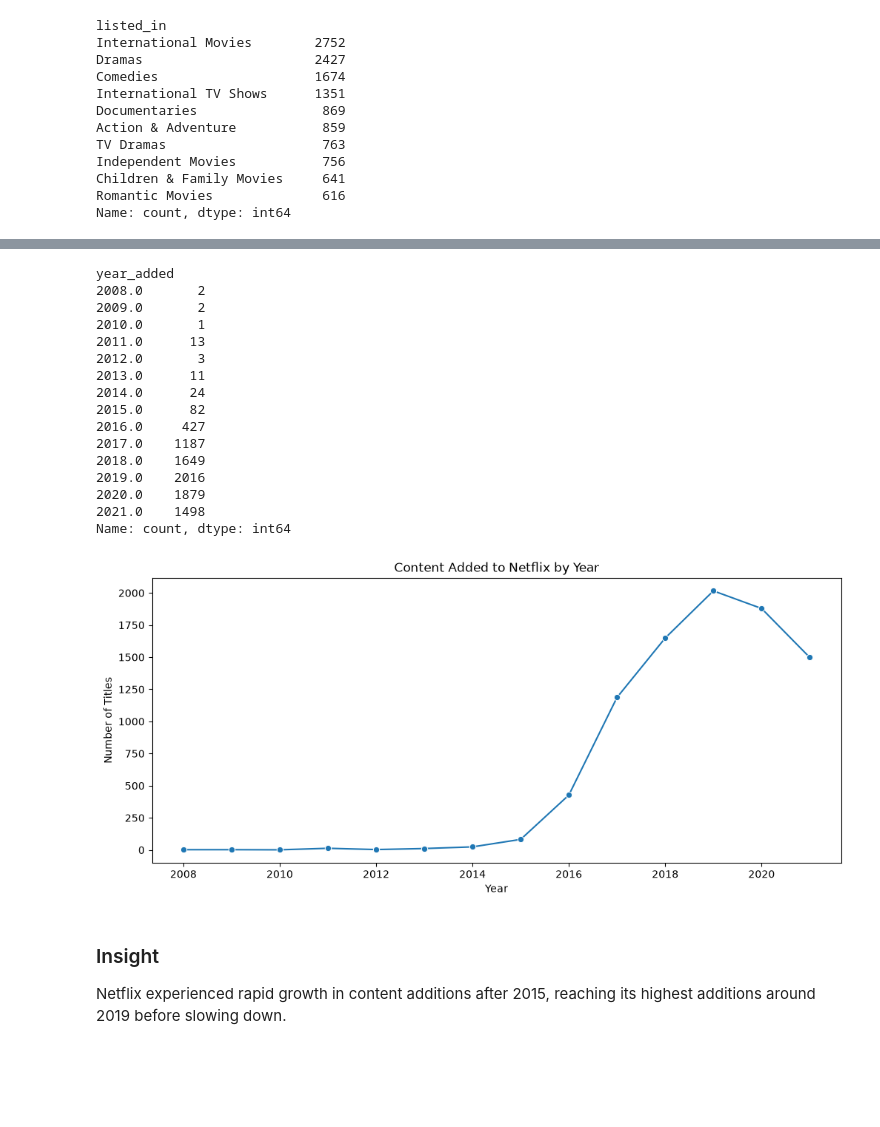
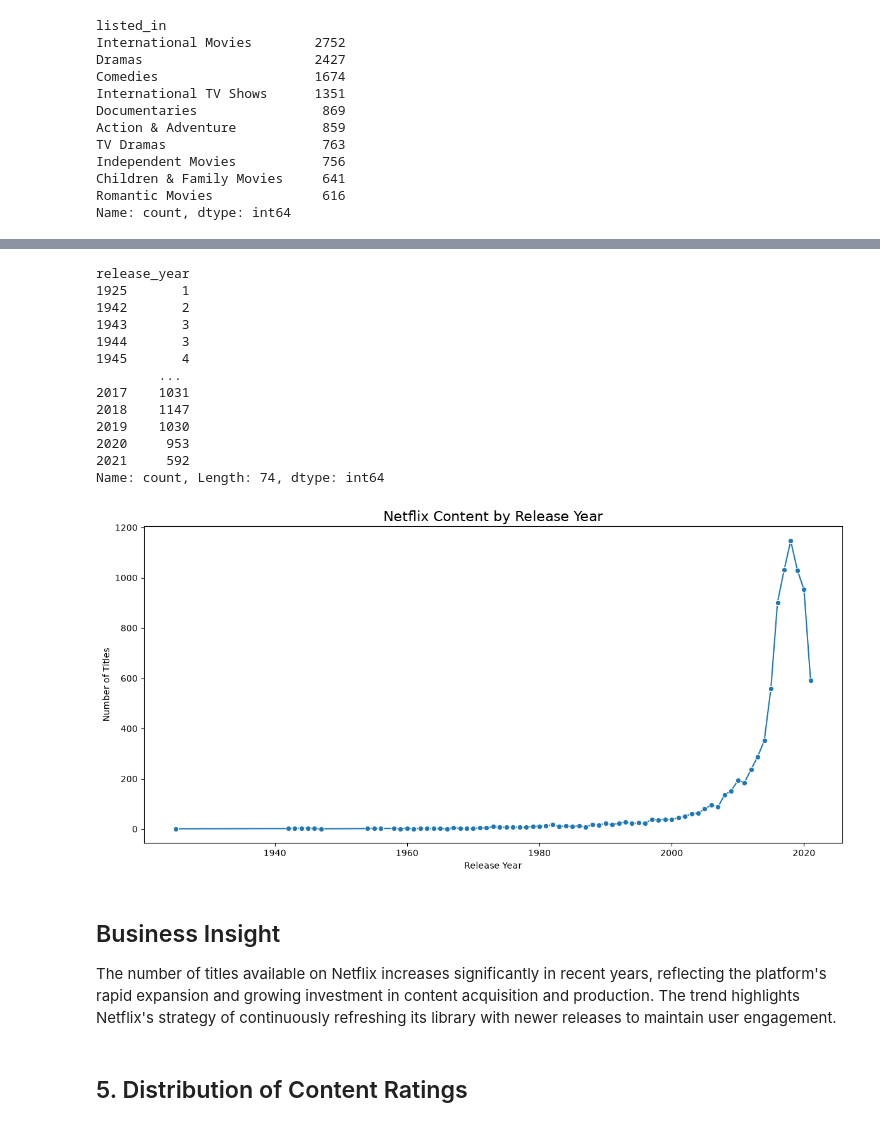
Before and after one commit to Hiba-Eman/Netflix_data_analysis, a Jupyter notebook: analysis.ipynb, the cells around one changed output, grey strips where cells are left out. Cells and saved outputs as stored; diff of their text form; code cells hidden in the pictures; blank space fills up the shorter version.

```diff
--- a/analysis.ipynb
+++ b/analysis.ipynb
@@ -290,51 +340,49 @@ indicating Netflix has a diverse global content library.
 # %%
 #Analysis 4: Netflix Growth Over Time
-content_by_year = (
-    df["year_added"]
+year_counts = (
+    df["release_year"]
     .value_counts()
     .sort_index()
 )
-
-content_by_year
+year_counts
 # %% [output]
-year_added
-2008.0       2
-2009.0       2
-2010.0       1
-2011.0      13
-2012.0       3
-2013.0      11
-2014.0      24
-2015.0      82
-2016.0     427
-2017.0    1187
-2018.0    1649
-2019.0    2016
-2020.0    1879
-2021.0    1498
-Name: count, dtype: int64
+release_year
+1925       1
+1942       2
+1943       3
+1944       3
+1945       4
+        ...
+2017    1031
+2018    1147
+2019    1030
+2020     953
+2021     592
+Name: count, Length: 74, dtype: int64
 # %%
 #Plot the growth of Netflix content over time
-plt.figure(figsize=(12, 5))
+plt.figure(figsize=(12, 6))
 
-sns.lineplot(
-    x=content_by_year.index,
-    y=content_by_year.values,
+ax = sns.lineplot(
+    x=year_counts.index,
+    y=year_counts.values,
     marker="o"
 )
 
-plt.title("Content Added to Netflix by Year")
-plt.xlabel("Year")
+plt.title("Netflix Content by Release Year", fontsize=16)
+plt.xlabel("Release Year")
 plt.ylabel("Number of Titles")
 
+plt.tight_layout()
 plt.show()
 # %% [output]
-[figure, old version]
+[figure, new version]
 # %% [markdown]
-### Insight
+## Business Insight
 
-Netflix experienced rapid growth in content additions after 2015,
-reaching its highest additions around 2019 before slowing down.
+The number of titles available on Netflix increases significantly in recent years, reflecting the platform's rapid expansion and growing investment in content acquisition and production. The trend highlights Netflix's strategy of continuously refreshing its library with newer releases to maintain user engagement.
+# %% [markdown]
+## 5. Distribution of Content Ratings
 # %%
 #Analysis 5: Ratings Distribution
 rating_counts = df["rating"].value_counts()
```
Also changed, not shown: parts of 31 cells of this notebook.
